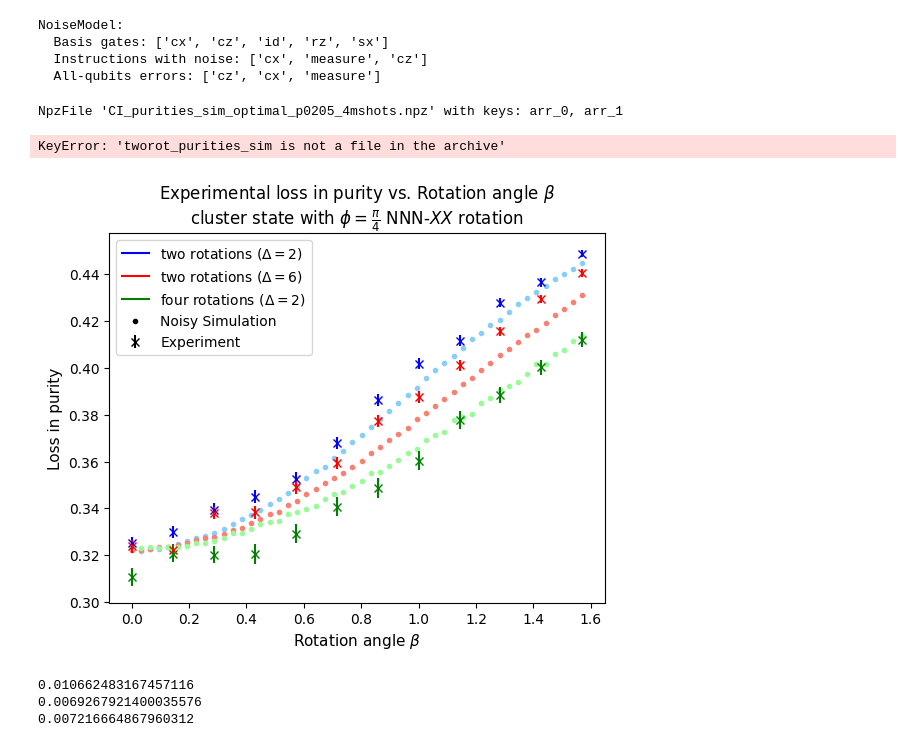
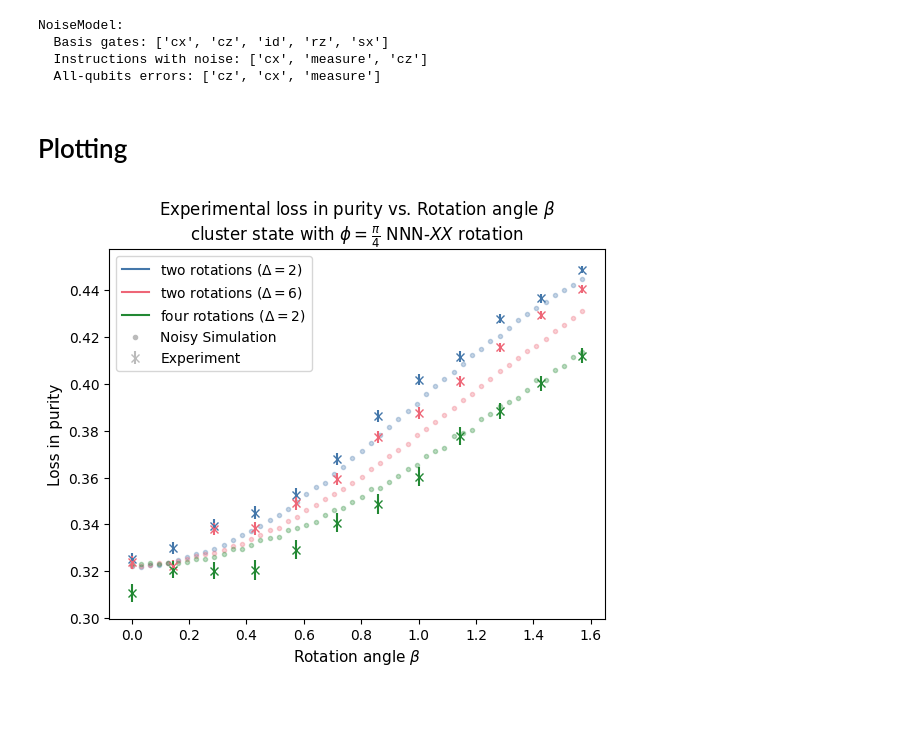
Before and after one commit to RioWeil/MBQC-compphases-experiments, a Jupyter notebook: counterintuitive.ipynb, the cells around one changed output. Drawn from its saved outputs; the diff is of its cells as text; code cells hidden in the pictures; blank space fills up the shorter version.

```diff
--- a/counterintuitive.ipynb
+++ b/counterintuitive.ipynb
@@ -571,14 +550,13 @@ fourrot_purities_sim = CI_ar_sim[2*len(beta_ar_sim):3*len(beta_ar_sim)]
+# %% [markdown]
+# Plotting
 # %%
-data = np.load("CI_purities_sim_optimal_p0205_4mshots.npz")
-# beta_ar_sim = data["beta_ar"]
+data = np.load("processed_data/CI_purities_sim_p0205_4m.npz")
+beta_ar_sim = data["beta_ar_sim"]
 tworot_purities_sim = data["tworot_purities_sim"]
 tworot_spaced_purities_sim = data["tworot_spaced_purities_sim"]
 fourrot_purities_sim = data["fourrot_purities_sim"]
-# %% [output]
-NpzFile 'CI_purities_sim_optimal_p0205_4mshots.npz' with keys: arr_0, arr_1
-KeyError: 'tworot_purities_sim is not a file in the archive'
 # %%
-data = np.load("CI_purities_sep.npz")
+data = np.load("processed_data/CI_purities.npz")
 beta_ar = data["beta_ar"]
 two_rot_close_purity_ar = data["two_rot_close_purity_ar"]
 two_rot_close_purity_err_ar = data["two_rot_close_purity_err_ar"]
@@ -598,30 +567,25 @@ np.save("2025_four_ar_CI_sim02054m.npy", fourrot_purities_sim)
-# %%
-beta_ar_sim = np.load("2025_beta_ar_CI_sim02054m.npy")
-tworot_purities_sim = np.load("2025_twoclose_CI_sim02054m.npy")
-tworot_spaced_purities_sim = np.load("2025_twofar_ar_CI_sim02054m.npy")
-fourrot_purities_sim = np.load("2025_four_ar_CI_sim02054m.npy")
 # %%
-# all computations so far have used 1 - <X>^2 - <Y>^2 so divide by 2 to get LP
-plt.plot(beta_ar_sim, tworot_purities_sim/2, ".", color = "lightskyblue")
-plt.plot(beta_ar_sim, tworot_spaced_purities_sim/2, ".", color = "salmon")
-plt.plot(beta_ar_sim, fourrot_purities_sim/2, ".", color = "palegreen")
+colors = ["#4477AA", "#EE6677", "#228833", "#CCBB44", "#66CCEE", "#AA3377", "#BBBBBB"]
+plt.plot(beta_ar_sim, tworot_purities_sim, ".", color = colors[0], alpha=0.3)
+plt.plot(beta_ar_sim, tworot_spaced_purities_sim, ".", color = colors[1], alpha=0.3)
+plt.plot(beta_ar_sim, fourrot_purities_sim, ".", color = colors[2], alpha=0.3)
 
-plt.errorbar(beta_ar, two_rot_close_purity_ar/2, yerr=two_rot_close_purity_err_ar/2, fmt="x", color="blue")
-plt.errorbar(beta_ar, two_rot_far_purity_ar/2, yerr=two_rot_far_purity_err_ar/2, fmt="x", color="red")
-plt.errorbar(beta_ar, four_rot_purity_ar/2, yerr=four_rot_purity_err_ar/2, fmt="x", color="green")
+plt.errorbar(beta_ar, two_rot_close_purity_ar, yerr=two_rot_close_purity_err_ar, fmt="x", color=colors[0])
+plt.errorbar(beta_ar, two_rot_far_purity_ar, yerr=two_rot_far_purity_err_ar, fmt="x", color=colors[1])
+plt.errorbar(beta_ar, four_rot_purity_ar, yerr=four_rot_purity_err_ar, fmt="x", color=colors[2])
 
-plt.plot([], [], "b-", label=r"two rotations ($\Delta=2$)")
-plt.plot([], [], "r-", label=r"two rotations ($\Delta=6$)")
-plt.plot([], [], "g-", label=r"four rotations ($\Delta = 2$)")
+plt.plot([], [], "-", label=r"two rotations ($\Delta=2$)", color=colors[0])
+plt.plot([], [], "-", label=r"two rotations ($\Delta=6$)", color=colors[1])
+plt.plot([], [], "-", label=r"four rotations ($\Delta = 2$)", color=colors[2])
 # plt.plot([], [], "k-", label="Theory")
-plt.plot([], [], "k.", label=r"Noisy Simulation")
-plt.errorbar([], [], [], fmt="x", color="black", label="Experiment")
+plt.plot([], [], ".", label=r"Noisy Simulation", color=colors[6])
+plt.errorbar([], [], [], fmt="x", color=colors[6], label="Experiment")
 
 plt.title(r"Experimental loss in purity vs. Rotation angle $\beta$" + "\n" + r"cluster state with $\phi = \frac{\pi}{4}$ NNN-$XX$ rotation")
 plt.xlabel(r"Rotation angle $\beta$", size=11)
 plt.ylabel(r"Loss in purity", size=11)
 plt.legend(loc="best")
-plt.savefig("figures/dec9correction_CIregime.pdf")
+plt.savefig("figures/CIregime_jan2026.pdf")
 plt.show()
 # %% [output]
-[figure, old version]
+[figure, new version]
@@ -639,8 +591,0 @@ CI_purities_p021 = CI_ar_sim
-# %%
-print(np.sum((CI_purities_p020-purity_ar_mean)**2))
-print(np.sum((CI_purities_p0205-purity_ar_mean)**2))
-print(np.sum((CI_purities_p021-purity_ar_mean)**2))
-# %% [output]
-0.010662483167457116
-0.0069267921400035576
-0.007216664867960312
```
Also changed, not shown: parts of 14 cells of this notebook.
